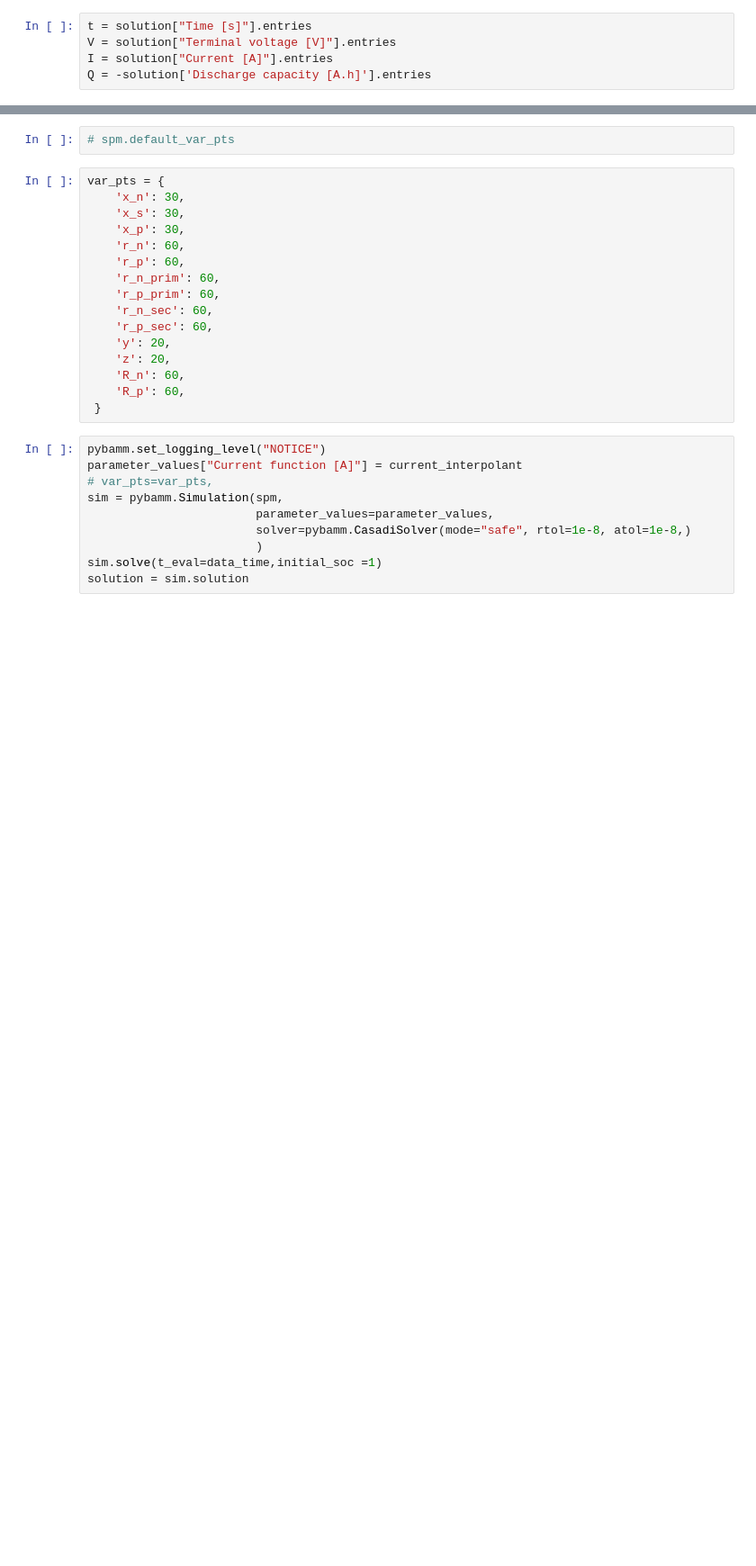
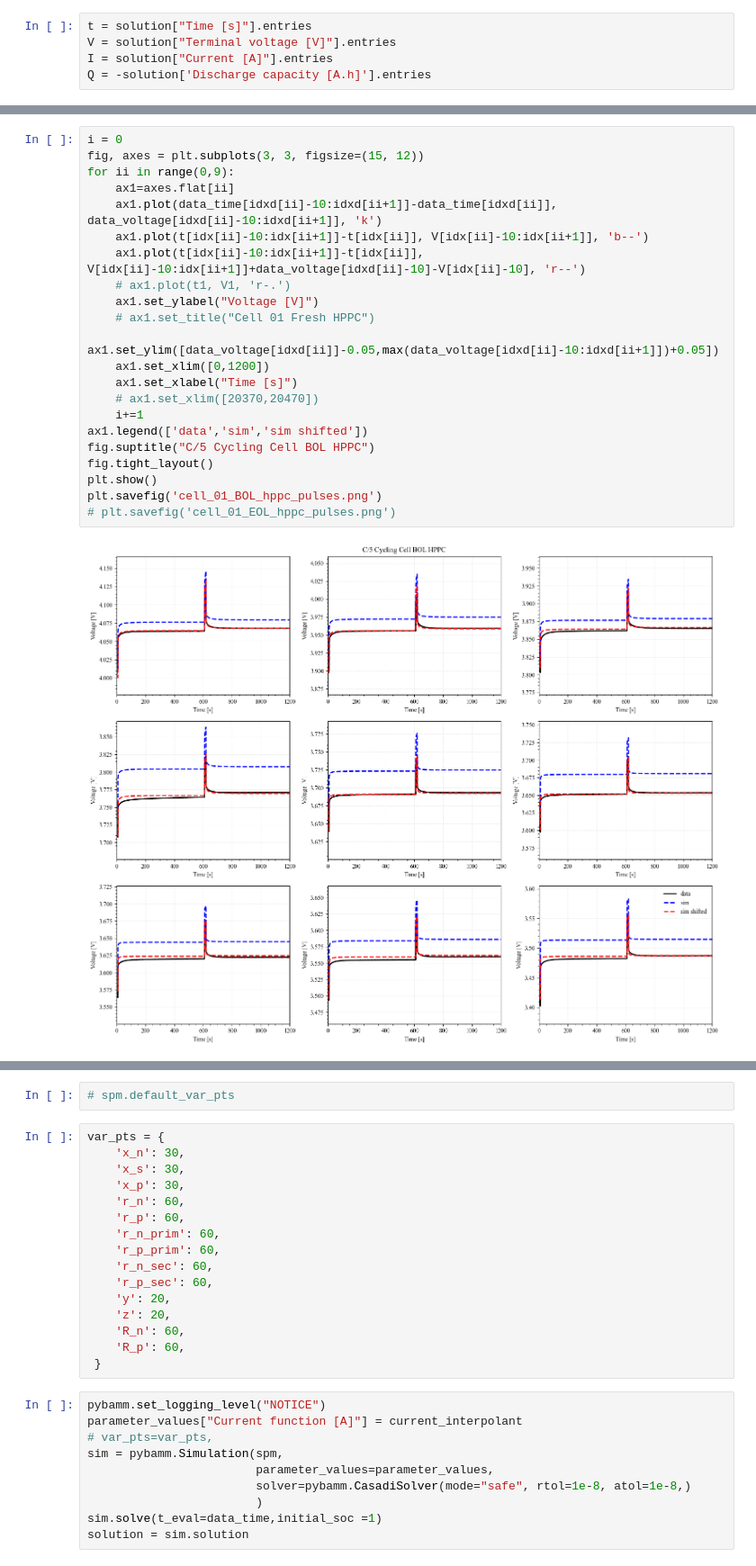
Before and after one commit to viviantran27/PyBaMM, a Jupyter notebook: gmproj/misc/hppc_sim_peyman.ipynb, the cells around one changed output, grey strips where cells are left out. Shown at 90% size. Cells and saved outputs as stored; diff of their text form; blank space fills up the shorter version.

```diff
--- a/gmproj/misc/hppc_sim_peyman.ipynb
+++ b/gmproj/misc/hppc_sim_peyman.ipynb
@@ -130,0 +190,24 @@ len(V)
+# %%
+i = 0
+fig, axes = plt.subplots(3, 3, figsize=(15, 12))
+for ii in range(0,9):
+    ax1=axes.flat[ii]
+    ax1.plot(data_time[idxd[ii]-10:idxd[ii+1]]-data_time[idxd[ii]], data_voltage[idxd[ii]-10:idxd[ii+1]], 'k')
+    ax1.plot(t[idx[ii]-10:idx[ii+1]]-t[idx[ii]], V[idx[ii]-10:idx[ii+1]], 'b--')
+    ax1.plot(t[idx[ii]-10:idx[ii+1]]-t[idx[ii]], V[idx[ii]-10:idx[ii+1]]+data_voltage[idxd[ii]-10]-V[idx[ii]-10], 'r--')
+    # ax1.plot(t1, V1, 'r-.')
+    ax1.set_ylabel("Voltage [V]")
+    # ax1.set_title("Cell 01 Fresh HPPC")
+    ax1.set_ylim([data_voltage[idxd[ii]]-0.05,max(data_voltage[idxd[ii]-10:idxd[ii+1]])+0.05])
+    ax1.set_xlim([0,1200])
+    ax1.set_xlabel("Time [s]")
+    # ax1.set_xlim([20370,20470])
+    i+=1
+ax1.legend(['data','sim','sim shifted'])
+fig.suptitle("C/5 Cycling Cell BOL HPPC")
+fig.tight_layout()
+plt.show()
+plt.savefig('cell_01_BOL_hppc_pulses.png')
+# plt.savefig('cell_01_EOL_hppc_pulses.png')
+# %% [output]
+[figure, added]
```
Also changed, not shown: parts of 15 cells of this notebook.
